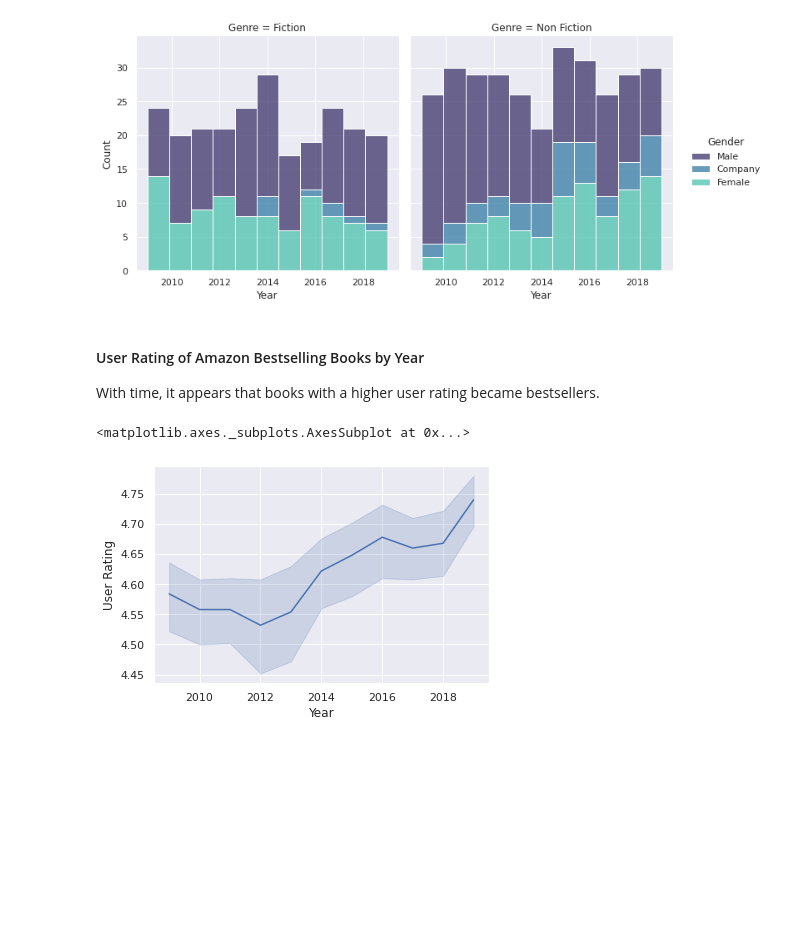
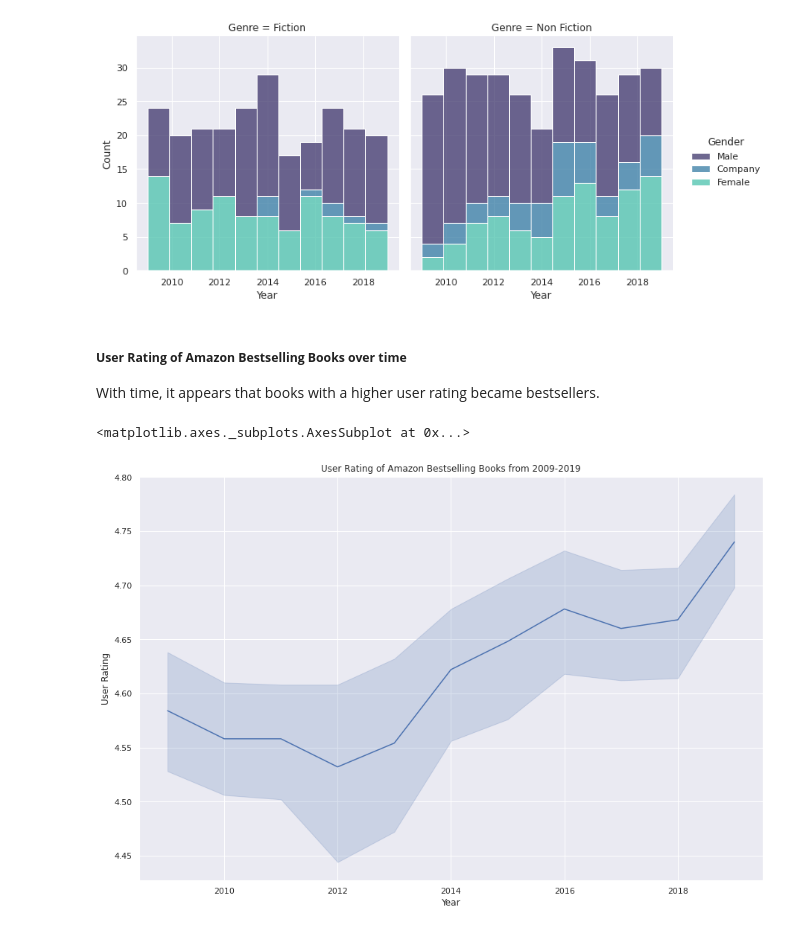
Before and after one commit to suha98/Analysis-of-Amazon-Bestselling-Books-2009-2019, a Jupyter notebook: Bestselling_Books.ipynb, the cells around one changed output. Saved outputs shown, nothing was run; the diff lists cells and outputs as text; code cells hidden in the pictures; blank space fills up the shorter version.

```diff
--- a/Bestselling_Books.ipynb
+++ b/Bestselling_Books.ipynb
@@ -118,13 +127,16 @@ sns.displot(df, x="Year", hue = 'Gender', palette = 'mako', multiple = 'stack',c
 <seaborn.axisgrid.FacetGrid at 0x...>
 [figure]
 # %% [markdown]
-#### User Rating of Amazon Bestselling Books by Year
+##### **User Rating of Amazon Bestselling Books over time**
 
 With time, it appears that books with a higher user rating became bestsellers.
 # %%
 sns.set_theme()
-#sns.displot(data=df, y="User Rating", x='Price',col = 'Year', kind='hist')
+plt.figure(figsize=(15,10))
+plt.title('User Rating of Amazon Bestselling Books from 2009-2019')
+plt.xlabel('Year')
+plt.ylabel('User Rating')
 sns.lineplot(data=df, x="Year", y='User Rating')
 # %% [output]
 <matplotlib.axes._subplots.AxesSubplot at 0x...>
-[figure, old version]
+[figure, new version]
```
Also changed, not shown: parts of 12 cells of this notebook.
